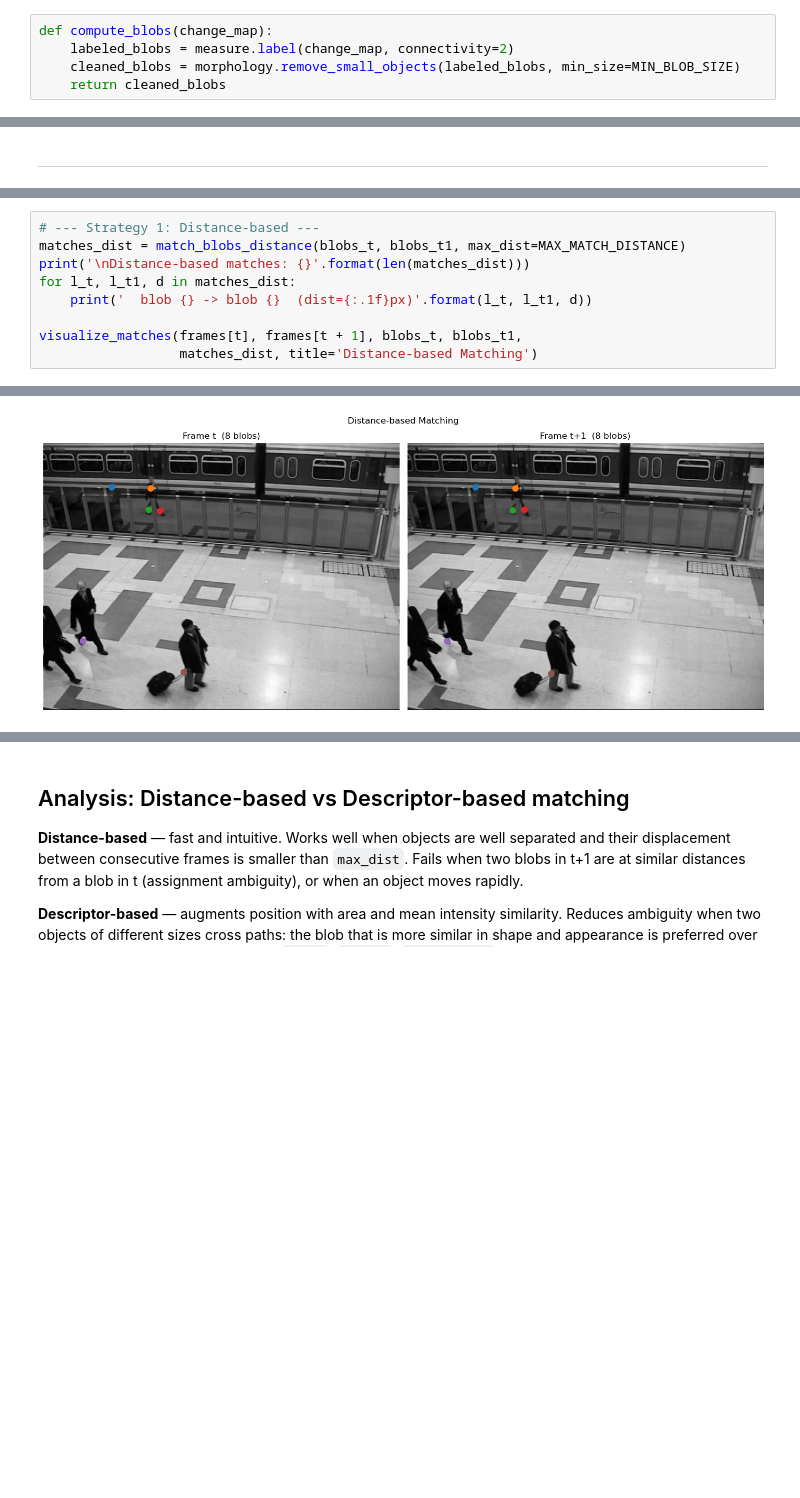
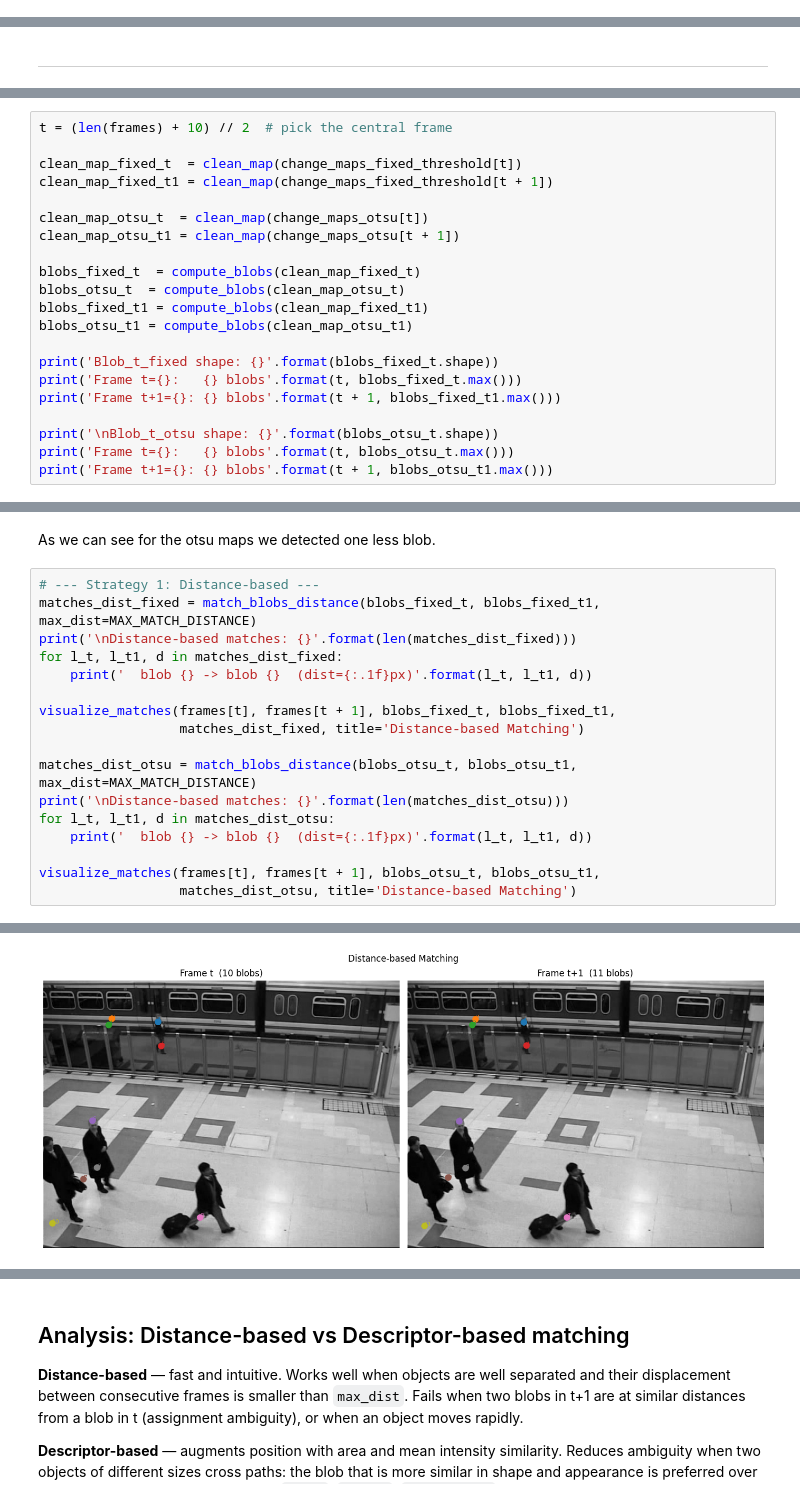
Before and after one commit to Diego-Chiola/Computational-Vision, a Jupyter notebook: homeworks/midterm/Motion_Analysis_Assignment.ipynb, the cells around one changed output, grey strips where cells are left out. Saved outputs shown, nothing was run; the diff lists cells and outputs as text; blank space fills up the shorter version.

```diff
--- a/homeworks/midterm/Motion_Analysis_Assignment.ipynb
+++ b/homeworks/midterm/Motion_Analysis_Assignment.ipynb
@@ -210,7 +236,2 @@ def clean_map(m_t):
-# %%
-def compute_blobs(change_map):
-    labeled_blobs = measure.label(change_map, connectivity=2)
-    cleaned_blobs = morphology.remove_small_objects(labeled_blobs, min_size=MIN_BLOB_SIZE)
-    return cleaned_blobs
 # %% [markdown]
 ------------
@@ -475,0 +491,21 @@ Frame t+1=36: 8 blobs
+# %%
+t = (len(frames) + 10) // 2  # pick the central frame
+
+clean_map_fixed_t  = clean_map(change_maps_fixed_threshold[t])
+clean_map_fixed_t1 = clean_map(change_maps_fixed_threshold[t + 1])
+
+clean_map_otsu_t  = clean_map(change_maps_otsu[t])
+clean_map_otsu_t1 = clean_map(change_maps_otsu[t + 1])
+
+blobs_fixed_t  = compute_blobs(clean_map_fixed_t)
+blobs_otsu_t  = compute_blobs(clean_map_otsu_t)
+blobs_fixed_t1 = compute_blobs(clean_map_fixed_t1)
+blobs_otsu_t1 = compute_blobs(clean_map_otsu_t1)
+
+print('Blob_t_fixed shape: {}'.format(blobs_fixed_t.shape))
+print('Frame t={}:   {} blobs'.format(t, blobs_fixed_t.max()))
+print('Frame t+1={}: {} blobs'.format(t + 1, blobs_fixed_t1.max()))
+
+print('\nBlob_t_otsu shape: {}'.format(blobs_otsu_t.shape))
+print('Frame t={}:   {} blobs'.format(t, blobs_otsu_t.max()))
+print('Frame t+1={}: {} blobs'.format(t + 1, blobs_otsu_t1.max()))
@@ -476,10 +520,20 @@ Frame t+1=36: 8 blobs
+# %% [markdown]
+As we can see for the otsu maps we detected one less blob.
 # %%
 # --- Strategy 1: Distance-based ---
-matches_dist = match_blobs_distance(blobs_t, blobs_t1, max_dist=MAX_MATCH_DISTANCE)
-print('\nDistance-based matches: {}'.format(len(matches_dist)))
-for l_t, l_t1, d in matches_dist:
+matches_dist_fixed = match_blobs_distance(blobs_fixed_t, blobs_fixed_t1, max_dist=MAX_MATCH_DISTANCE)
+print('\nDistance-based matches: {}'.format(len(matches_dist_fixed)))
+for l_t, l_t1, d in matches_dist_fixed:
     print('  blob {} -> blob {}  (dist={:.1f}px)'.format(l_t, l_t1, d))
 
-visualize_matches(frames[t], frames[t + 1], blobs_t, blobs_t1,
-                  matches_dist, title='Distance-based Matching')
+visualize_matches(frames[t], frames[t + 1], blobs_fixed_t, blobs_fixed_t1,
+                  matches_dist_fixed, title='Distance-based Matching')
+
+matches_dist_otsu = match_blobs_distance(blobs_otsu_t, blobs_otsu_t1, max_dist=MAX_MATCH_DISTANCE)
+print('\nDistance-based matches: {}'.format(len(matches_dist_otsu)))
+for l_t, l_t1, d in matches_dist_otsu:
+    print('  blob {} -> blob {}  (dist={:.1f}px)'.format(l_t, l_t1, d))
+
+visualize_matches(frames[t], frames[t + 1], blobs_otsu_t, blobs_otsu_t1,
+                  matches_dist_otsu, title='Distance-based Matching')
 # %% [output]
@@ -493 +550 @@ Distance-based matches: 6
-[figure, old version]
+[figure, new version]
```
Also changed, not shown: parts of 21 cells of this notebook.
